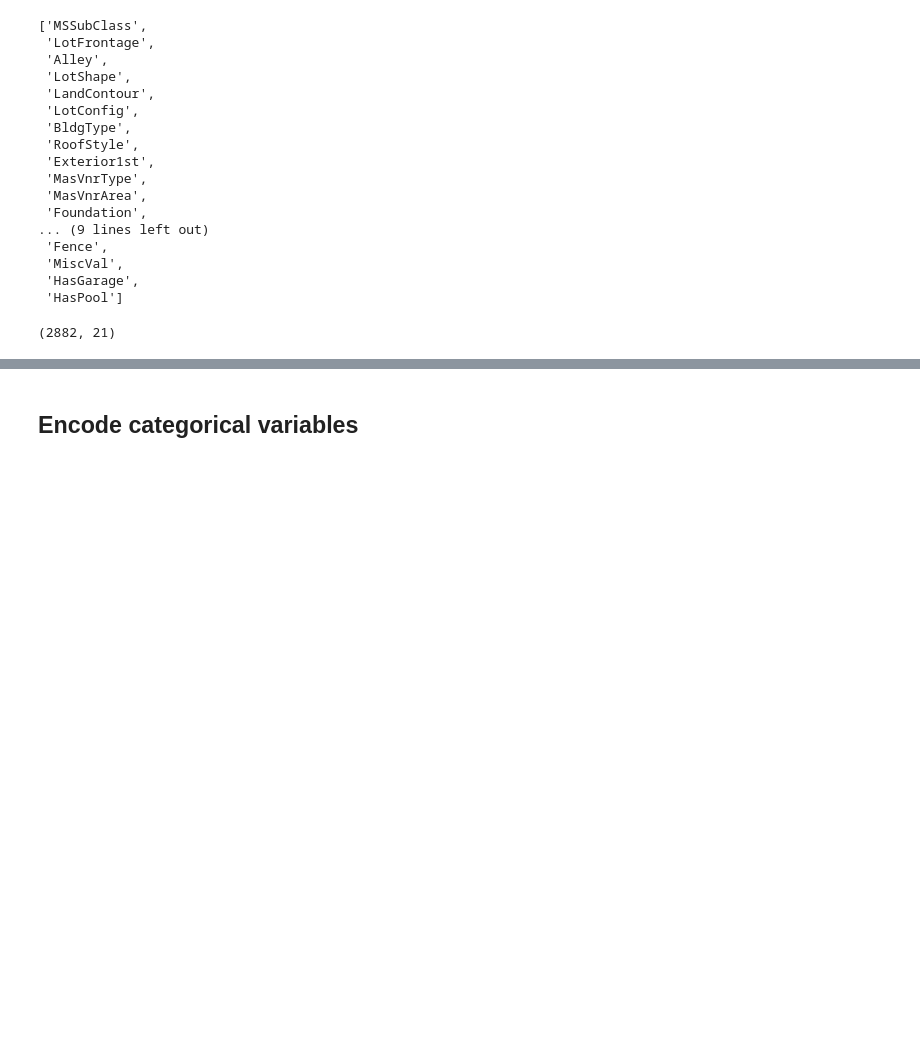
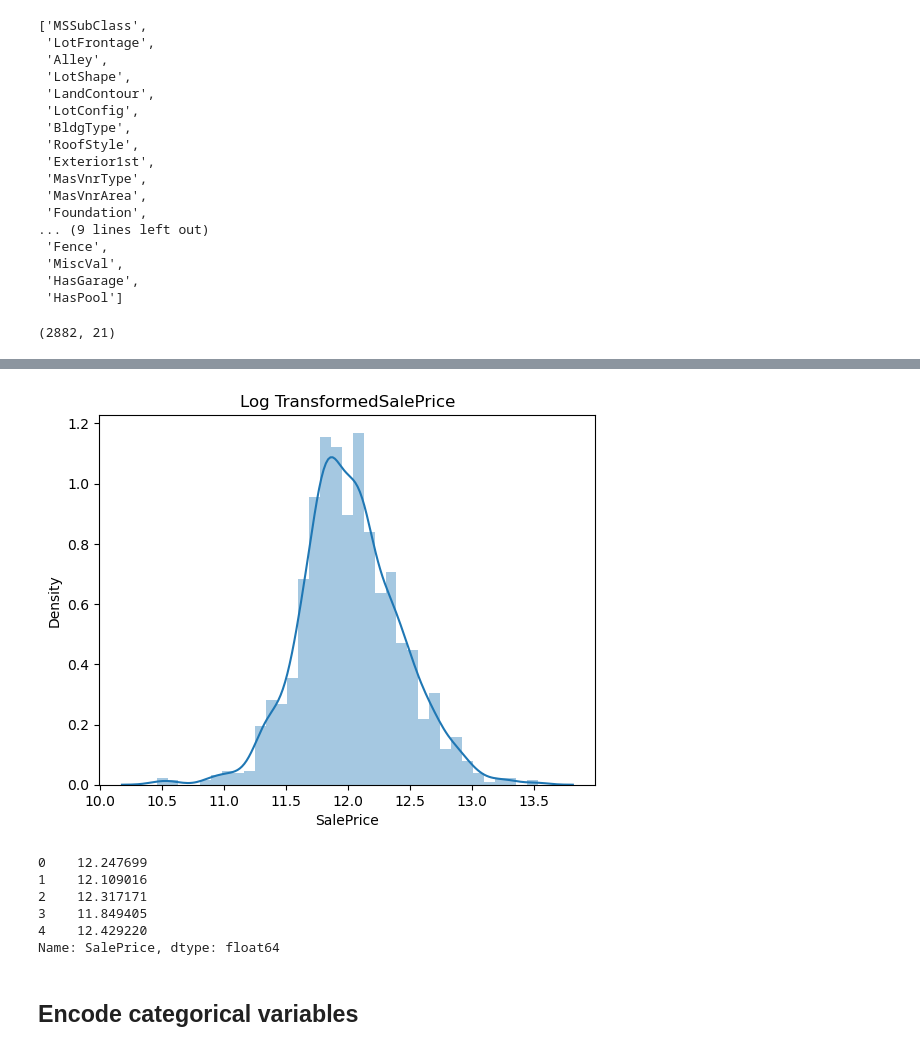
Before and after one commit to fatih-ml/House-price-prediction-ensemble-models-feature-engineering, a Jupyter notebook: housing_price_model.ipynb, the cells around one changed output, grey strips where cells are left out. Drawn from its saved outputs; the diff is of its cells as text; code cells hidden in the pictures; blank space fills up the shorter version.

```diff
--- a/housing_price_model.ipynb
+++ b/housing_price_model.ipynb
@@ -879,3 +867,19 @@ Name: SalePrice, dtype: bool
+# %%
+df['SalePrice'] = np.log1p(df['SalePrice'])
+# %%
+sns.distplot(df['SalePrice'])
+plt.title('Log TransformedSalePrice');
+# %% [output]
+[figure, added]
+# %%
+df['SalePrice'].head()
+# %% [output]
+0    12.247699
+1    12.109016
+2    12.317171
+3    11.849405
+4    12.429220
+Name: SalePrice, dtype: float64
 # %% [markdown]
 ## Encode categorical variables
 # %% [markdown]
```
Also changed, not shown: parts of 24 cells of this notebook.
